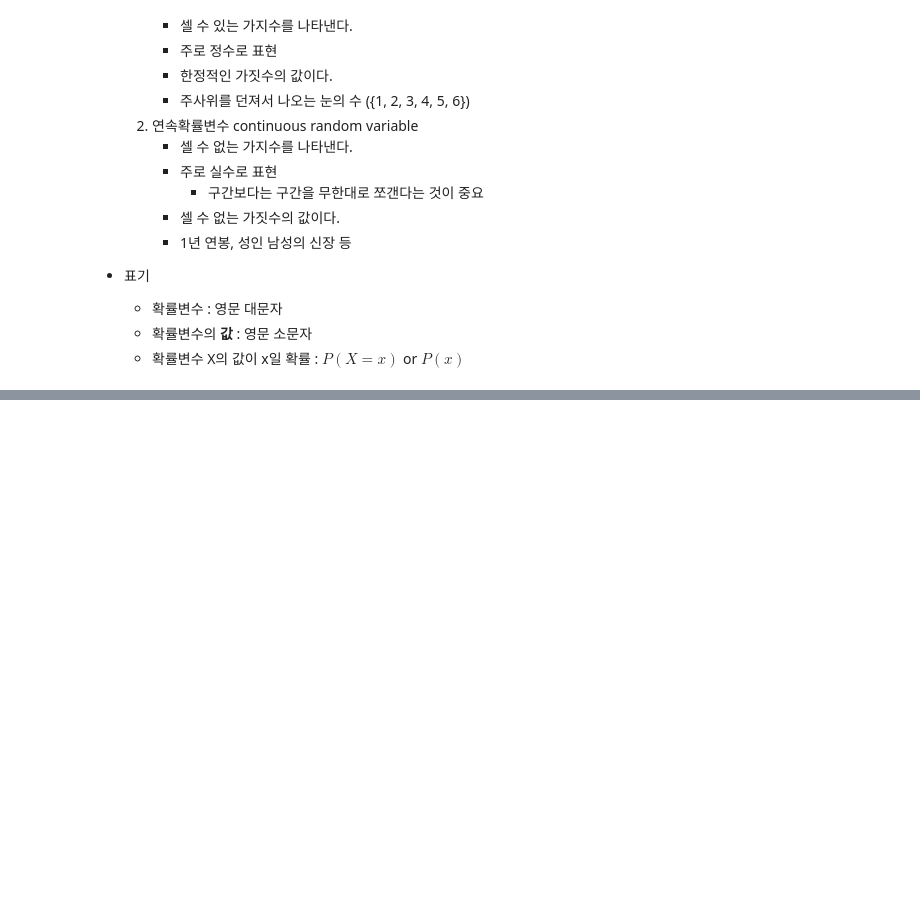
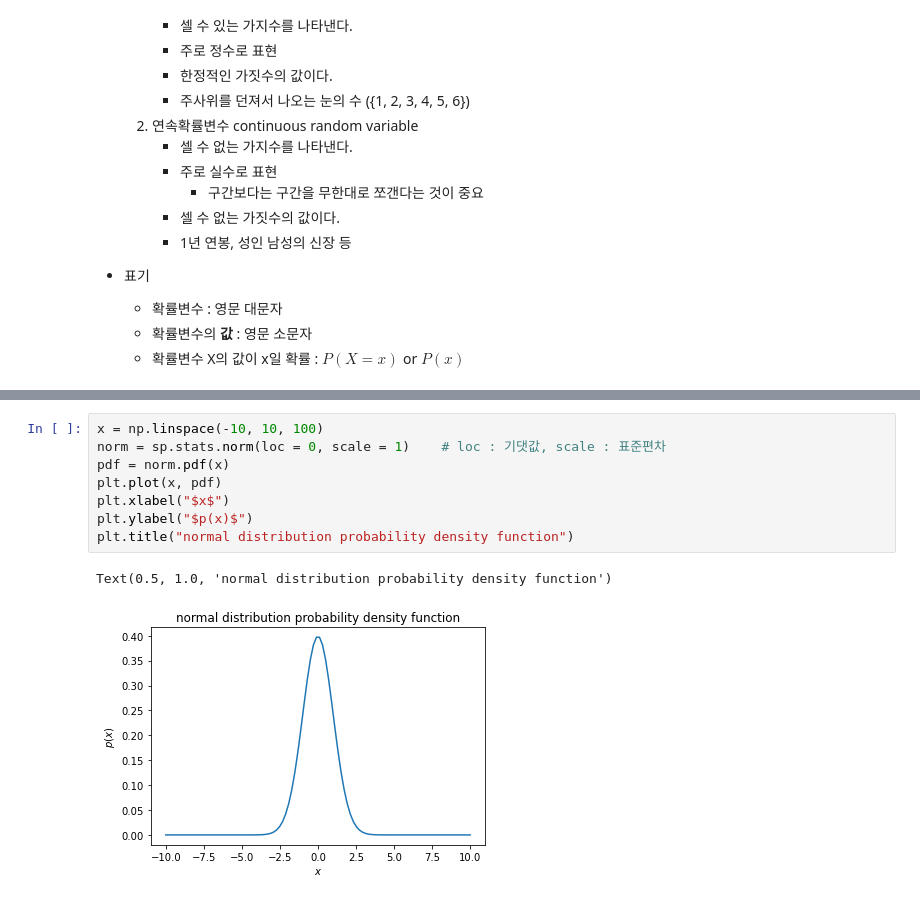
Before and after one commit to 4923/GwangjuAI2, a Jupyter notebook: 02_Rotation/BigData/stat/03_random_variable.ipynb, the cells around one changed output, grey strips where cells are left out. Cells and saved outputs as stored; diff of their text form; blank space fills up the shorter version.

Commit message:
Add : random variable ~standard normal

```diff
--- a/02_Rotation/BigData/stat/03_random_variable.ipynb
+++ b/02_Rotation/BigData/stat/03_random_variable.ipynb
@@ -45,0 +203,11 @@ continuous random variable / probability density
+# %%
+x = np.linspace(-10, 10, 100)
+norm = sp.stats.norm(loc = 0, scale = 1)    # loc : 기댓값, scale : 표준편차
+pdf = norm.pdf(x)
+plt.plot(x, pdf)
+plt.xlabel("$x$")
+plt.ylabel("$p(x)$")
+plt.title("normal distribution probability density function")
+# %% [output]
+Text(0.5, 1.0, 'normal distribution probability density function')
+[figure, added]
```
Also changed, not shown: parts of 23 cells of this notebook, 1 other file.
